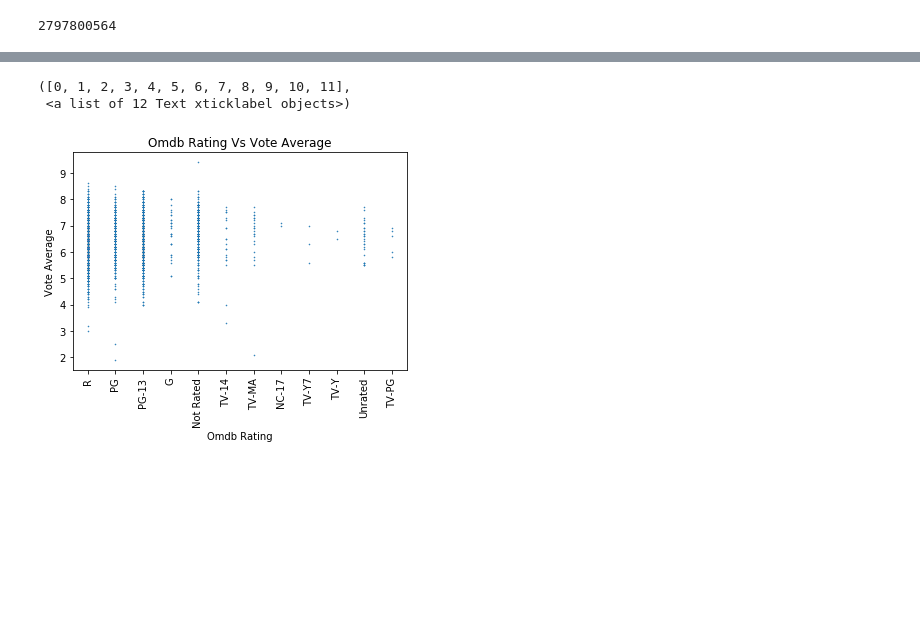
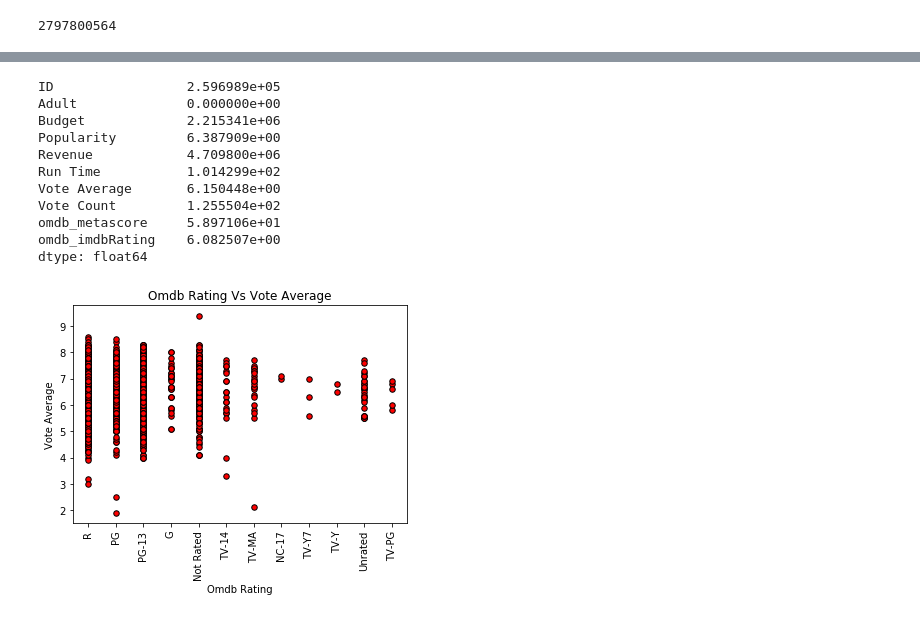
Before and after one commit to JackAntonyan/Project-1, a Jupyter notebook: Project-1-HA.ipynb, the cells around one changed output, grey strips where cells are left out. Saved outputs shown, nothing was run; the diff lists cells and outputs as text; code cells hidden in the pictures; blank space fills up the shorter version.

```diff
--- a/Project-1-HA.ipynb
+++ b/Project-1-HA.ipynb
@@ -32,7 +32,7 @@ df_1.head()
 # %%
 # dropping the rows with 0 Revenue
 index_1 = df_1[df_1['Revenue']==0].index
-df_1.drop(index0, inplace = True)
+df_1.drop(index_1, inplace = True)
 df_1[['omdb_rated','Revenue']].head()
 # %% [output]
 |  | omdb_rated | Revenue |
@@ -119,10 +234,24 @@ Name: Vote Average, dtype: int64
+# %%
+new.get_group('Not Rated').mean()
+# %% [output]
+ID                 2.596989e+05
+Adult              0.000000e+00
+Budget             2.215341e+06
+Popularity         6.387909e+00
+Revenue            4.709800e+06
+Run Time           1.014299e+02
+Vote Average       6.150448e+00
+Vote Count         1.255504e+02
+omdb_metascore     5.897106e+01
+omdb_imdbRating    6.082507e+00
+dtype: float64
 # %%
-plt.scatter(df_1["omdb_rated"],df_1["Vote Average"],s = 0.3)
+plt.scatter(df_1["omdb_rated"],df_1["Vote Average"],s = 30, edgecolors="black",facecolors="red")
 plt.title("Omdb Rating Vs Vote Average")
 plt.xlabel("Omdb Rating")
-# plt.ylabel("Revenue(In Millions)")
+plt.ylabel("Vote Average")
 plt.xticks(rotation=90)
+plt.savefig('Omdb Rating vs Vote Average.png')
+plt.show()
 # %% [output]
-([0, 1, 2, 3, 4, 5, 6, 7, 8, 9, 10, 11],
- <a list of 12 Text xticklabel objects>)
-[figure, old version]
+[figure, new version]
```
Also changed, not shown: parts of 13 cells of this notebook.
